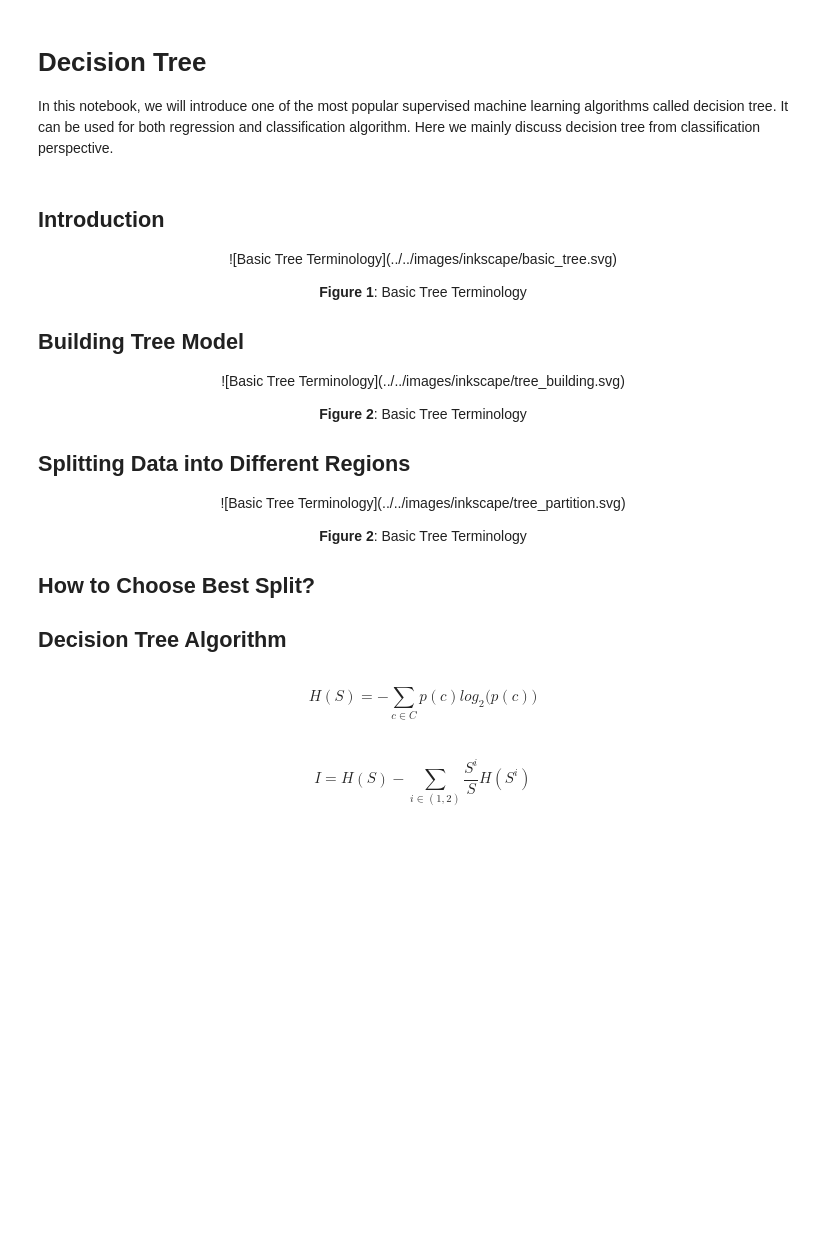
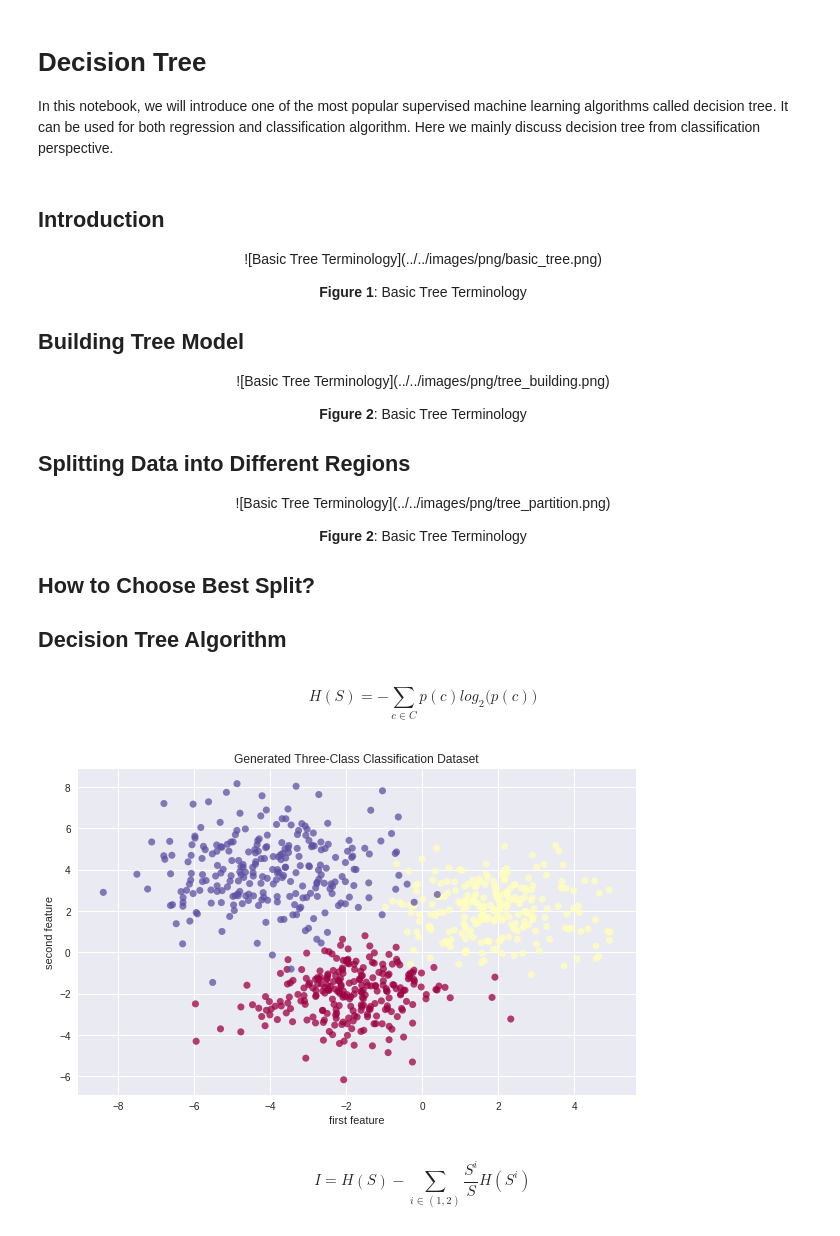
Before and after one commit to upul/Machine-Learning-Algorithms-From-Scratch, a Jupyter notebook: supervised/classification/Classification_Tree.ipynb, the cells around one changed output. Cells and saved outputs as stored; diff of their text form; code cells hidden in the pictures; blank space fills up the shorter version.

Commit message:
very first version of the classification tree

```diff
--- a/supervised/classification/Classification_Tree.ipynb
+++ b/supervised/classification/Classification_Tree.ipynb
@@ -13,19 +15,19 @@ from abc import ABCMeta, abstractclassmethod
 # %% [markdown]
 ## Introduction
 
-<p><center>![Basic Tree Terminology](../../images/inkscape/basic_tree.svg)</center></p>
+<p><center>![Basic Tree Terminology](../../images/png/basic_tree.png)</center></p>
 <p><center><b>Figure 1</b>: Basic Tree Terminology</center></p>
 
 
 ## Building Tree Model
 
-<p><center>![Basic Tree Terminology](../../images/inkscape/tree_building.svg)</center></p>
+<p><center>![Basic Tree Terminology](../../images/png/tree_building.png)</center></p>
 <p><center><b>Figure 2</b>: Basic Tree Terminology</center></p>
 
 
 ## Splitting Data into Different Regions
 
-<p><center>![Basic Tree Terminology](../../images/inkscape/tree_partition.svg)</center></p>
+<p><center>![Basic Tree Terminology](../../images/png/tree_partition.png)</center></p>
 <p><center><b>Figure 2</b>: Basic Tree Terminology</center></p>
 
 ## How to Choose Best Split?
@@ -33,6 +35,44 @@ from abc import ABCMeta, abstractclassmethod
 ## Decision Tree Algorithm
 # %% [markdown]
 $$H(S)=-\sum_{c \in C}p(c)log_2\big(p(c)\big)$$
+# %%
+N = 250
+np.random.seed(1024)
+
+mean_cls_0 = np.array([-2, -2])
+cov_cls_0 = np.array([[1.5, 0], [0, 1.5]])
+x0 = np.random.multivariate_normal(mean=mean_cls_0, cov=cov_cls_0, size=N)
+y0 = np.zeros(N)
+
+mean_cls_1 = np.array([2, 2])
+cov_cls_1 = np.array([[1.5, 0], [0, 1.5]])
+x1 = np.random.multivariate_normal(mean=mean_cls_1, cov=cov_cls_1, size=N)
+y1 = np.ones(N)
+
+mean_cls_2 = np.array([-4, 4])
+cov_cls_2 = np.array([[2.5, 0], [0, 2.5]])
+x2 = np.random.multivariate_normal(mean=mean_cls_2, cov=cov_cls_2, size=N)
+y2 = np.full(N, 2)
+
+X_train = np.row_stack((x0, x1, x2))
+y_train = np.concatenate((y0, y1, y2)).astype(np.int16)
+
+fig = plt.figure(figsize=(10, 6))
+axes = plt.axes()
+axes.scatter(
+    X_train[:, 0],
+    X_train[:, 1],
+    c=y_train,
+    s=50,
+    cmap=plt.cm.Spectral,
+    alpha=0.75,
+    edgecolors='none')
+axes.set_xlabel('first feature')
+axes.set_ylabel('second feature')
+axes.set_title('Generated Three-Class Classification Dataset')
+plt.show()
+# %% [output]
+[figure, added]
 # %%
 def entropy(x):
     # remove all zero and negative values
```
Also changed, not shown: parts of 7 cells of this notebook, 4 other files.
